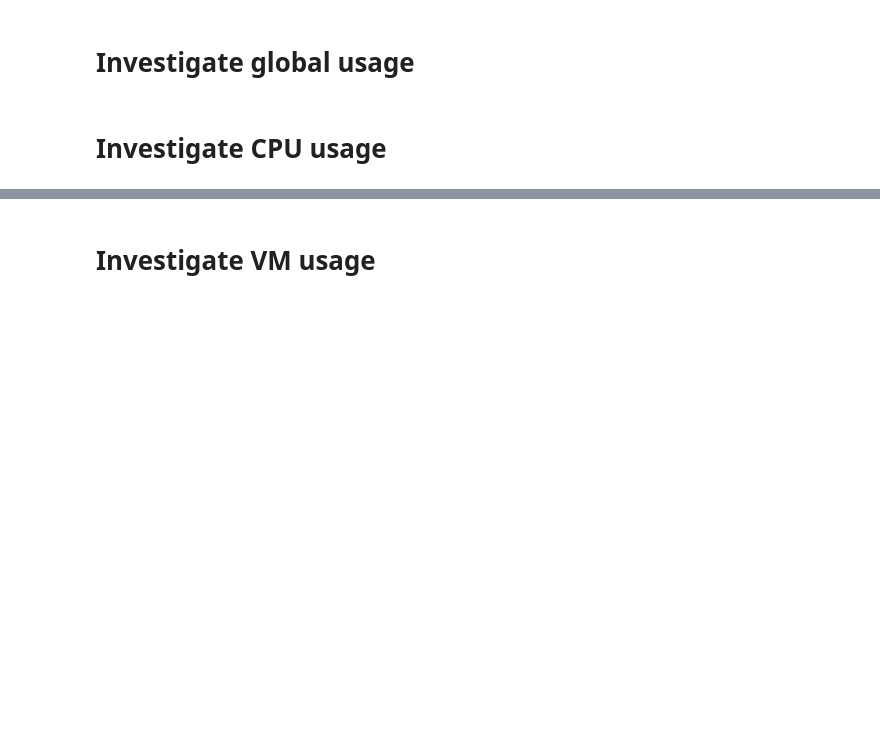
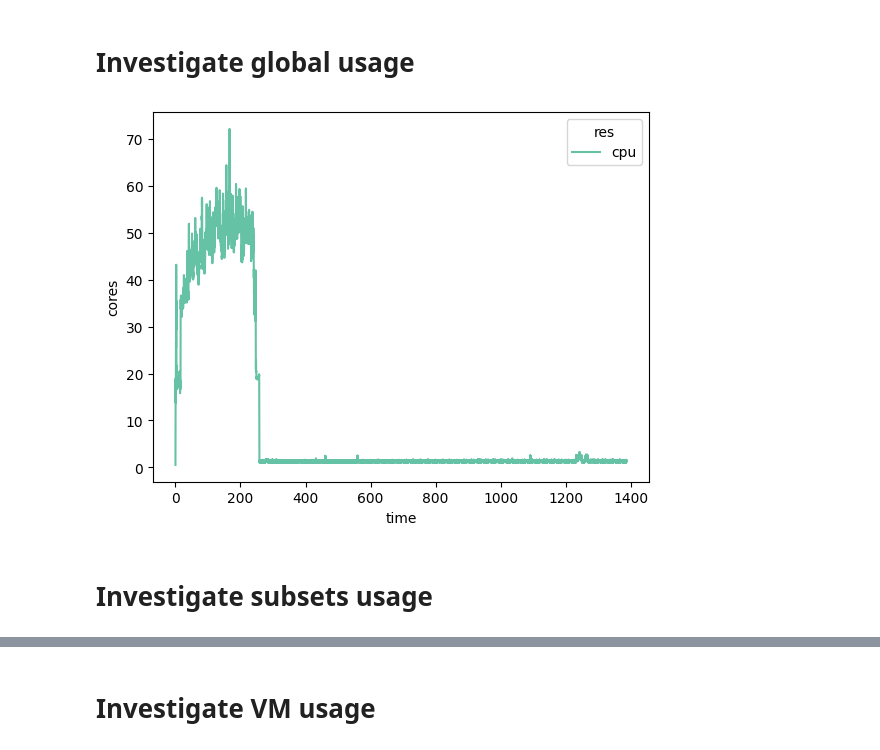
Before and after one commit to jacquetpi/VMSlack, a Jupyter notebook: investigation.ipynb, the cells around one changed output, grey strips where cells are left out. Cells and saved outputs as stored; diff of their text form; code cells hidden in the pictures; blank space fills up the shorter version.

```diff
--- a/investigation.ipynb
+++ b/investigation.ipynb
@@ -8,5 +8,6 @@ import seaborn as sns
 dataset = pd.read_csv('debug/monitoring.csv', sep='\t')
 keys_as_float = ['tmp', 'val', 'config', 'sb_oc', 'sb_unused']
 for key in keys_as_float: dataset[key] = dataset[key].apply(lambda x : None if x == 'None' else float(x))
+dataset['time'] = dataset['tmp'] / 60
 # %%
 dataset.head()
@@ -19,13 +27,15 @@ overall_mem = overall.loc[overall['rec'] == 'mem']
 # %%
 # Convert percent to CPU cores
 pd.options.mode.chained_assignment = None  # default='warn'
-overall_cpu['cores'] = overall_cpu['val'] * overall_cpu['config']
+overall_cpu['cores'] = overall_cpu['val'] * 256
 # %%
 palette = sns.color_palette("Set2", overall_cpu['res'].nunique())
 
-g_val = sns.lineplot(data=overall_cpu, x='tmp', y='cores', hue='res', palette=palette)
+g_val = sns.lineplot(data=overall_cpu, x='time', y='cores', hue='res', palette=palette)
+# %% [output]
+[figure, added]
 # %% [markdown]
-# Investigate CPU usage
+# Investigate subsets usage
 # %%
 subsets = dataset.loc[dataset['rec'] == 'subset']
 subsets_cpu = subsets.loc[subsets['res'] == 'cpu']
```
Also changed, not shown: parts of 12 cells of this notebook, 7 other files.
